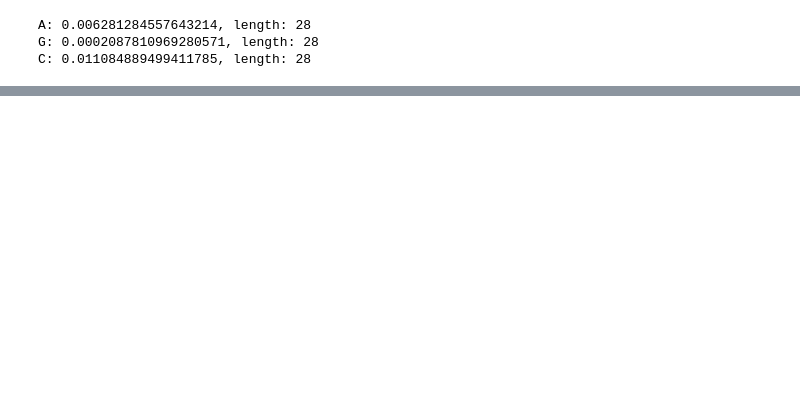
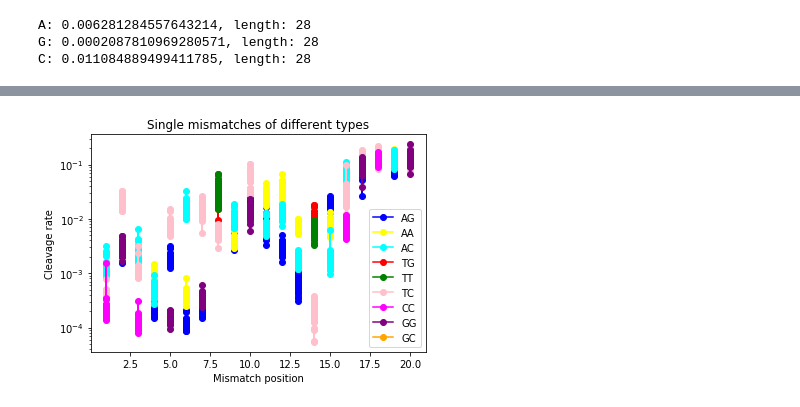
Before and after one commit to martin-depken/Energy-Landscape, a Jupyter notebook: predict_pclv_Stijn/mismatch_types.ipynb, the cells around one changed output, grey strips where cells are left out. Cells and saved outputs as stored; diff of their text form; code cells hidden in the pictures; blank space fills up the shorter version.

```diff
--- a/predict_pclv_Stijn/mismatch_types.ipynb
+++ b/predict_pclv_Stijn/mismatch_types.ipynb
@@ -74,0 +115,85 @@ Text(0,0.5,'Cleavage rate')
+# %%
+guide_sequence = 'CGCAGAGTAGAAATACGCAG'
+for j in range(1,21):
+    right = guide_sequence[j-1]
+    position = j
+    mismatch = data[data.Mutation_Positions == str(position)]
+    sequences = mismatch['Sequence'].apply(lambda S: process.separate_PAM(S)[1])
+    sequences = np.array(sequences)
+    rates = np.array(mismatch.cleavage_rate)
+
+    AG = list()
+    AA = list()
+    AC = list()
+    TG = list()
+    TT = list()
+    TC = list()
+    CC = list()
+    GG = list()
+
+    for i in range(len(rates)):
+        if right == 'A':
+            if sequences[i][position-1] == 'A':
+                print 'huhA' + str(j)
+            elif sequences[i][position-1] == 'T':
+                AA.append(rates[i])
+            elif sequences[i][position-1] == 'C':
+                AG.append(rates[i])
+            elif sequences[i][position-1] == 'G':
+                AC.append(rates[i])
+            else:
+                print 'dubbelhuhA' + str(j)
+
+        if right == 'T':
+            if sequences[i][position-1] == 'T':
+                print 'huhT' + str(j)
+            elif sequences[i][position-1] == 'A':
+                TT.append(rates[i])
+            elif sequences[i][position-1] == 'C':
+                TG.append(rates[i])
+            elif sequences[i][position-1] == 'G':
+                TC.append(rates[i])
+            else:
+                print 'dubbelhuhT' + str(j)
+
+        if right == 'C':
+            if sequences[i][position-1] == 'C':
+                print 'huhC' + str(j)
+            elif sequences[i][position-1] == 'T':
+                AC.append(rates[i])
+            elif sequences[i][position-1] == 'A':
+                TC.append(rates[i])
+            elif sequences[i][position-1] == 'G':
+                CC.append(rates[i])
+            else:
+                print 'dubbelhuhC' + str(j)
+
+        if right == 'G':
+            if sequences[i][position-1] == 'G':
+                print 'huhG'+ str(j)
+            elif sequences[i][position-1] == 'T':
+                AG.append(rates[i])
+            elif sequences[i][position-1] == 'C':
+                GG.append(rates[i])
+            elif sequences[i][position-1] == 'A':
+                TC.append(rates[i])
+            else:
+                print 'dubbelhuhG' + str(j)
+
+
+
+    plt.semilogy(np.ones(len(AG))*position,AG,color='blue',marker='o')
+    plt.semilogy(np.ones(len(AA))*position,AA,color='yellow',marker='o')
+    plt.semilogy(np.ones(len(AC))*position,AC,color='cyan',marker='o')
+    plt.semilogy(np.ones(len(TG))*position,TG,color='red',marker='o')
+    plt.semilogy(np.ones(len(TT))*position,TT,color='green',marker='o')
+    plt.semilogy(np.ones(len(TC))*position,TC,color='pink',marker='o')
+    plt.semilogy(np.ones(len(CC))*position,CC,color='magenta',marker='o')
+    plt.semilogy(np.ones(len(GG))*position,GG,color='purple',marker='o')
+    plt.semilogy(np.ones(len(GC))*position,GC,color='orange',marker='o')
+
+plt.legend(['AG','AA','AC','TG','TT','TC','CC','GG','GC'])
+plt.title('Single mismatches of different types')
+plt.xlabel('Mismatch position')
+plt.ylabel('Cleavage rate')
+# %% [output]
@@ -74,0 +201 @@ Text(0,0.5,'Cleavage rate')
+[figure, added]
```
Also changed, not shown: parts of 6 cells of this notebook, 1 other file.
